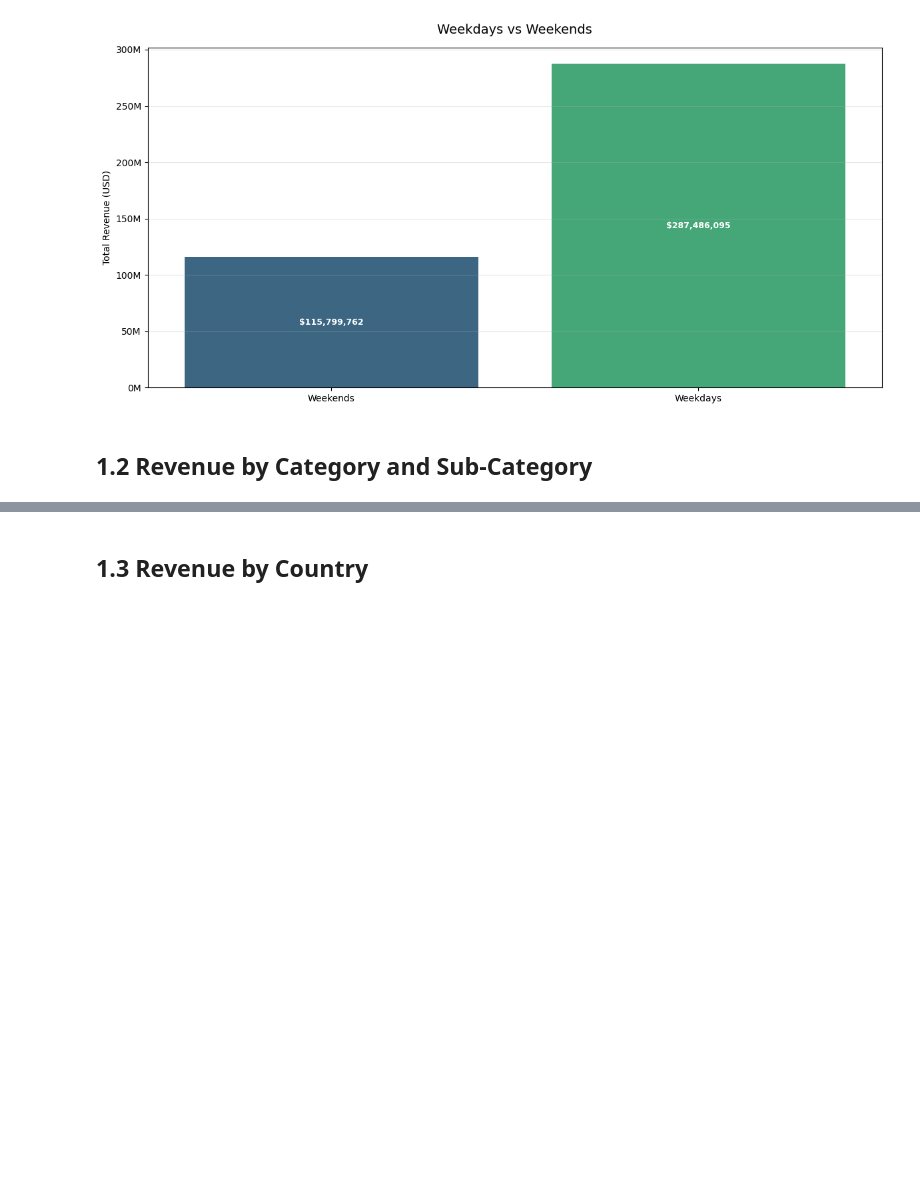
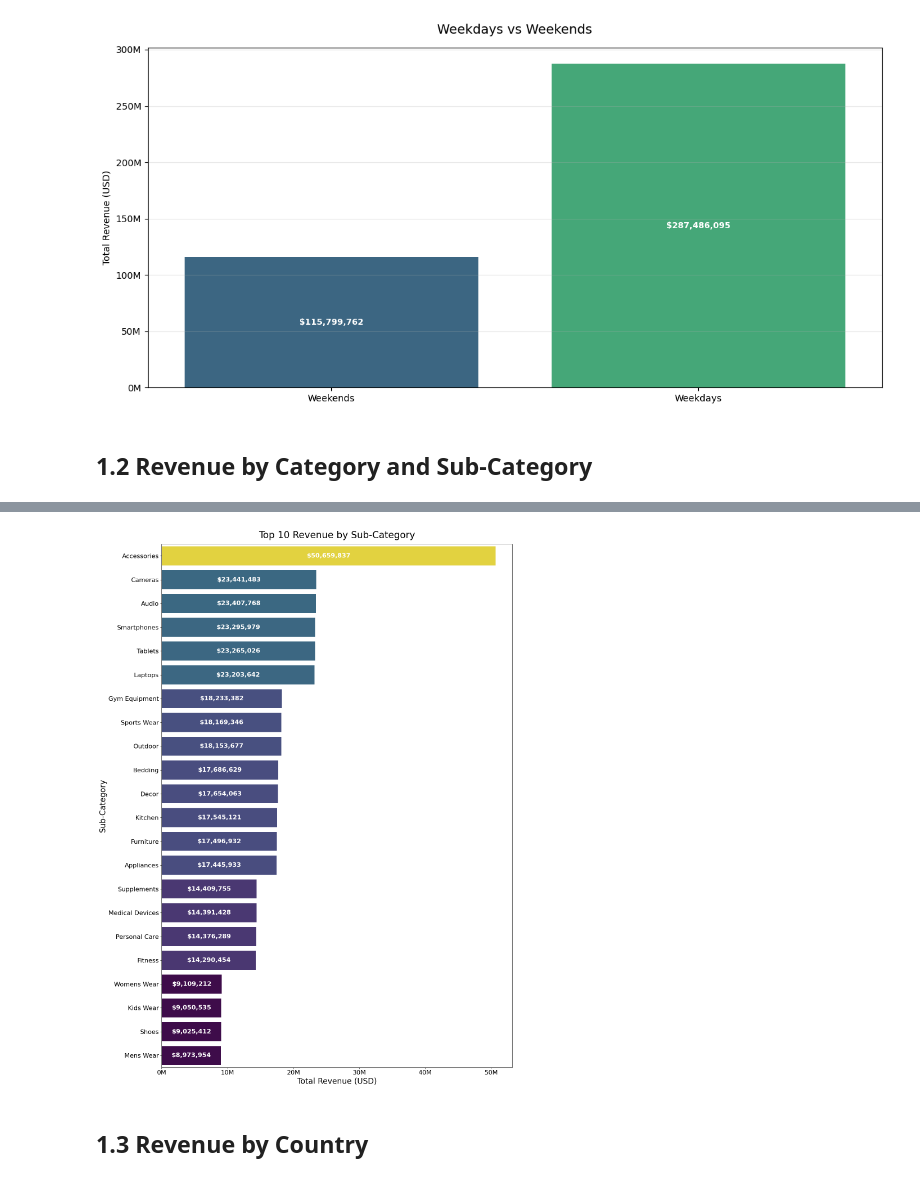
Before and after one commit to judiellegaspina/Ecommerce-EDA-and-Sales-Prediction, a Jupyter notebook: 05_Sales_Analysis.ipynb, the cells around one changed output, grey strips where cells are left out. Drawn from its saved outputs; the diff is of its cells as text; code cells hidden in the pictures; blank space fills up the shorter version.

```diff
--- a/05_Sales_Analysis.ipynb
+++ b/05_Sales_Analysis.ipynb
@@ -251,3 +292,46 @@ plt.show()
+# %%
+# 1.2.1 Top 10 Revenue Sub Category
+
+subcategory_revenue = (
+    eda_df.groupby('sub_category')['revenue_usd']
+    .sum()
+    .sort_values(ascending=False)
+    .reset_index()
+)
+
+plt.figure(figsize=(15, 20))
+
+ax = sns.barplot(
+    data=subcategory_revenue,
+    x='revenue_usd',
+    y='sub_category',
+    palette='viridis',
+    orient='h',
+    hue='revenue_usd',
+    legend=False
+)
+
+
+for container in ax.containers:
+    ax.bar_label(
+        container,
+        labels=[f'${v:,.0f}' for v in container.datavalues],
+        label_type='center',
+        color='white',
+        fontsize=16,
+        fontweight='bold'
+    )
+
+plt.title('Top 10 Revenue by Sub-Category', fontsize=24, pad=15)
+plt.xlabel('Total Revenue (USD)', fontsize=20)
+plt.ylabel('Sub-Category', fontsize=20)
+plt.xticks(fontsize=16)
+plt.yticks(fontsize=16)
+plt.gca().xaxis.set_major_formatter(plt.FuncFormatter(lambda x, _: f'{x/1e6:.0f}M'))
+plt.tight_layout()
+plt.show()
+# %% [output]
+[figure, added]
 # %% [markdown]
 ## 1.3 Revenue by Country
 # %% [markdown]
```
Also changed, not shown: parts of 2 cells of this notebook.
